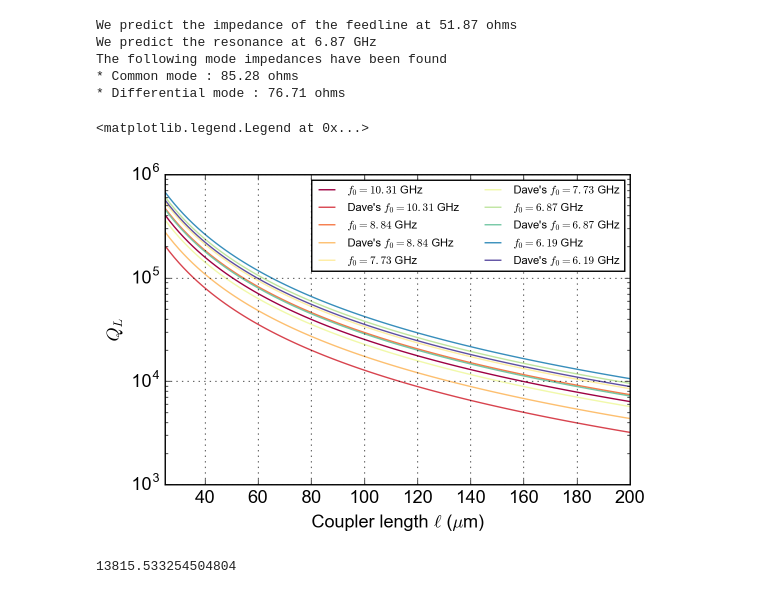
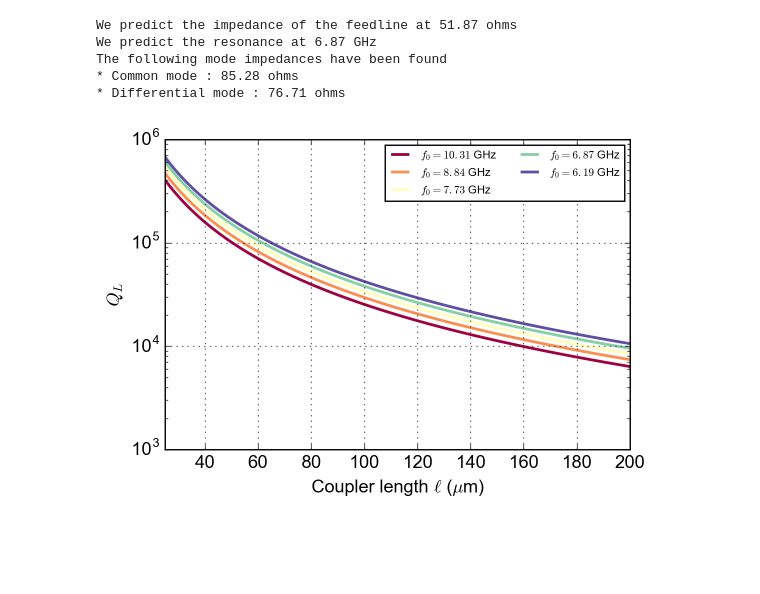
Before and after one commit to gkoolstra/ipython-notebooks, a Jupyter notebook: 20170203 - Coupling capacitor values.ipynb, the cells around one changed output. Drawn from its saved outputs; the diff is of its cells as text; code cells hidden in the pictures; blank space fills up the shorter version.

```diff
--- a/20170203 - Coupling capacitor values.ipynb
+++ b/20170203 - Coupling capacitor values.ipynb
@@ -65,40 +65,34 @@ The following mode impedances have been found
 # %%
 fig = plt.figure()
 common.configure_axes(13)
-color.cycle_cmap(2*5, cmap=plt.cm.Spectral)
+color.cycle_cmap(5, cmap=plt.cm.Spectral)
 
 for l in [3000E-6, 3500E-6, 4000E-6, 4500E-6, 5000E-6]:
     f0_predict = get_f0_from_l(l)
     w0 = 2 * np.pi * f0_predict
     C = C_eff
     RL = 50.
     coupler_length = np.linspace(25E-6, 200E-6, 101)
     Ck = Ck_l * coupler_length
     Rstar = ( 1 + w0**2 * Ck**2 * RL**2 ) / (w0**2 * Ck**2 * RL)
     QL = w0 * C * Rstar / 2.
 
     qin = w0*RL*Ck
-    QL_dave = np.pi/2. * 1/(2*qin**2)
+    #QL_dave = np.pi/2. * 1/(2*qin**2)
 
-    plt.plot(coupler_length * 1E6, QL, label=r"$f_0 = %.2f$ GHz"%(get_f0_from_l(l)/1E9))
-    plt.plot(coupler_length * 1E6, QL_dave, label=r"Dave's $f_0 = %.2f$ GHz"%(get_f0_from_l(l)/1E9))
+    plt.plot(coupler_length * 1E6, QL, lw=2.0, label=r"$f_0 = %.2f$ GHz"%(get_f0_from_l(l)/1E9))
+    #plt.plot(coupler_length * 1E6, QL_dave, label=r"Dave's $f_0 = %.2f$ GHz"%(get_f0_from_l(l)/1E9))
     plt.xlabel("Coupler length $\ell$ ($\mu$m)")
     plt.ylabel("$Q_L$")
     plt.yscale('log')
     plt.grid()
 
     #print(QL_dave/QL)
     #plt.ylim(1E3, 2E5)
 
 plt.xlim(np.min(coupler_length*1E6), np.max(coupler_length*1E6))
 plt.legend(loc=0, ncol=2, prop={"size": 8})
 
-#common.save_figure(fig, save_path="/Users/gkoolstra/Documents/Code/iPythonNotebooks/Figures")
+common.save_figure(fig, save_path="/Users/gkoolstra/Documents/Code/iPythonNotebooks/Figures")
 # %% [output]
-<matplotlib.legend.Legend at 0x...>
-[figure, old version]
+[figure, new version]
-# %%
-qin = 2*np.pi*6E9*50*4E-15
-Qc = np.pi/4. * 1/(qin**2)
-# %% [output]
-13815.533254504804
```
Also changed, not shown: 3 other files.
